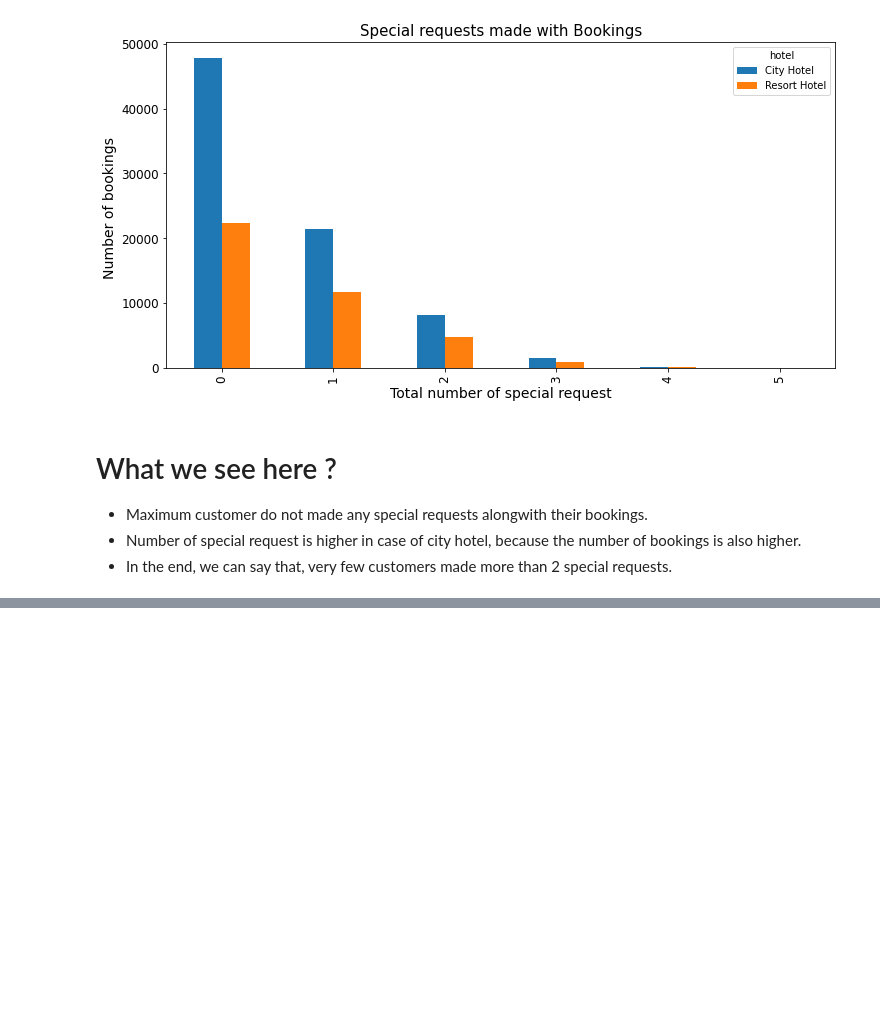
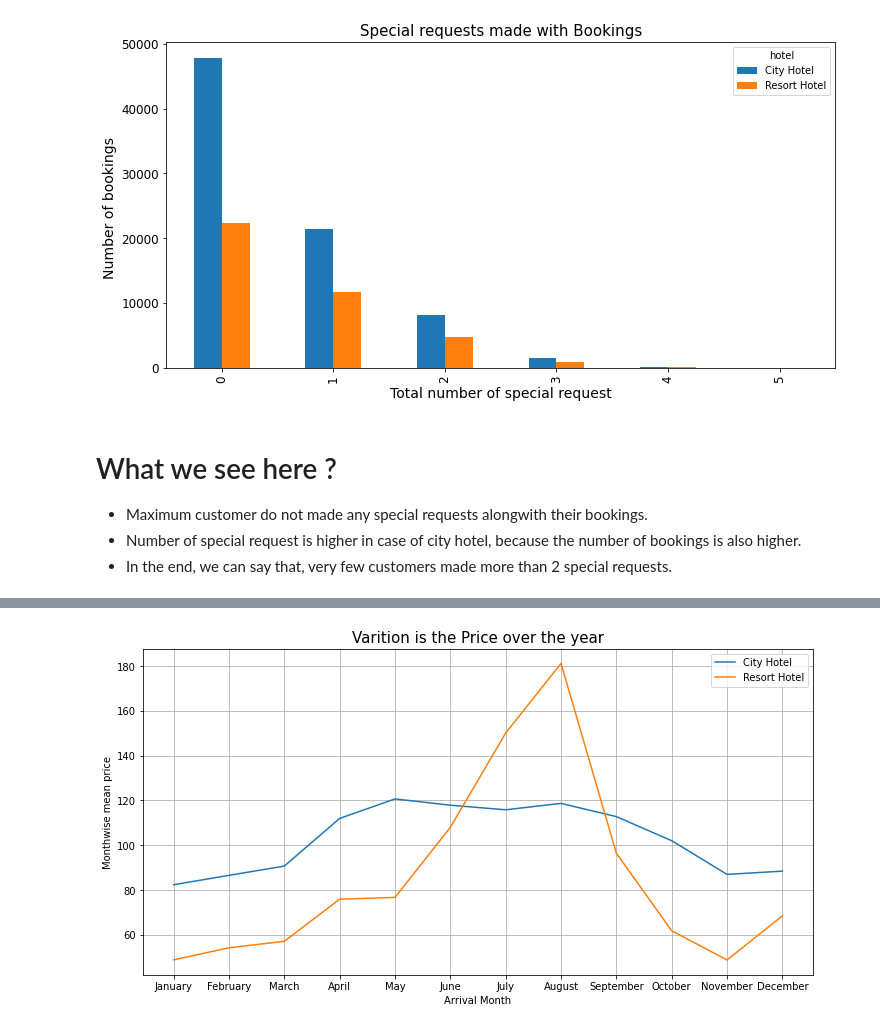
Before and after one commit to sachanneeraj/Hotels-Data-Analysis-EDA, a Jupyter notebook: Hotel_Booking_Analysis_Capstone_Project.ipynb, the cells around one changed output, grey strips where cells are left out. Drawn from its saved outputs; the diff is of its cells as text; code cells hidden in the pictures; blank space fills up the shorter version.

```diff
--- a/Hotel_Booking_Analysis_Capstone_Project.ipynb
+++ b/Hotel_Booking_Analysis_Capstone_Project.ipynb
@@ -586,0 +662,3 @@ plt.show()
+# %%
+mean_price = non_canceled.groupby(['arrival_date_month','hotel'])['adr'].mean().unstack().reset_index()
+mean_price
@@ -586,0 +679,4 @@ plt.show()
+# %%
+import sort_dataframeby_monthorweek as sd
+mean_price=sd.Sort_Dataframeby_Month(mean_price,'arrival_date_month')
+mean_price
@@ -586,0 +697,12 @@ plt.show()
+# %%
+plt.figure(figsize=(12,6))
+sns.lineplot(x=mean_price['arrival_date_month'],y=mean_price['City Hotel'])
+sns.lineplot(x=mean_price['arrival_date_month'], y=mean_price['Resort Hotel'])
+plt.xlabel("Arrival Month")
+plt.ylabel("Monthwise mean price")
+plt.grid()
+plt.legend(labels=["City Hotel", "Resort Hotel"])
+plt.title("Varition is the Price over the year" , fontsize = 15)
+plt.show()
+# %% [output]
+[figure, added]
```
Also changed, not shown: parts of 11 cells of this notebook.
